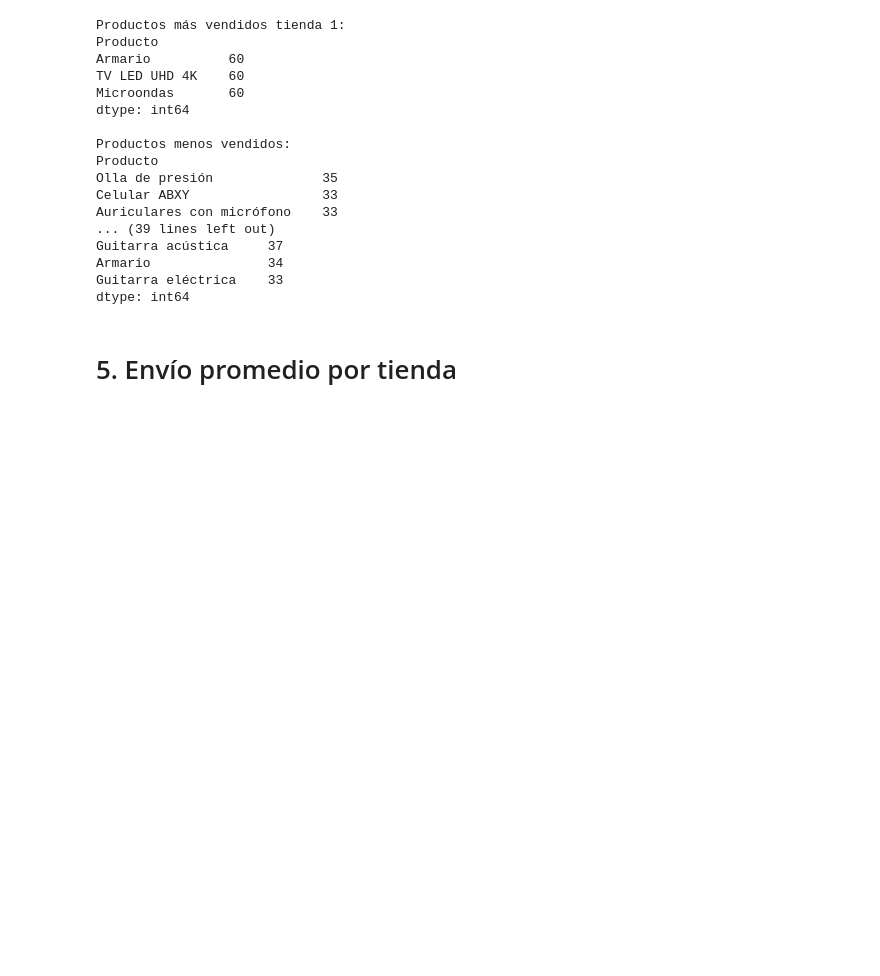
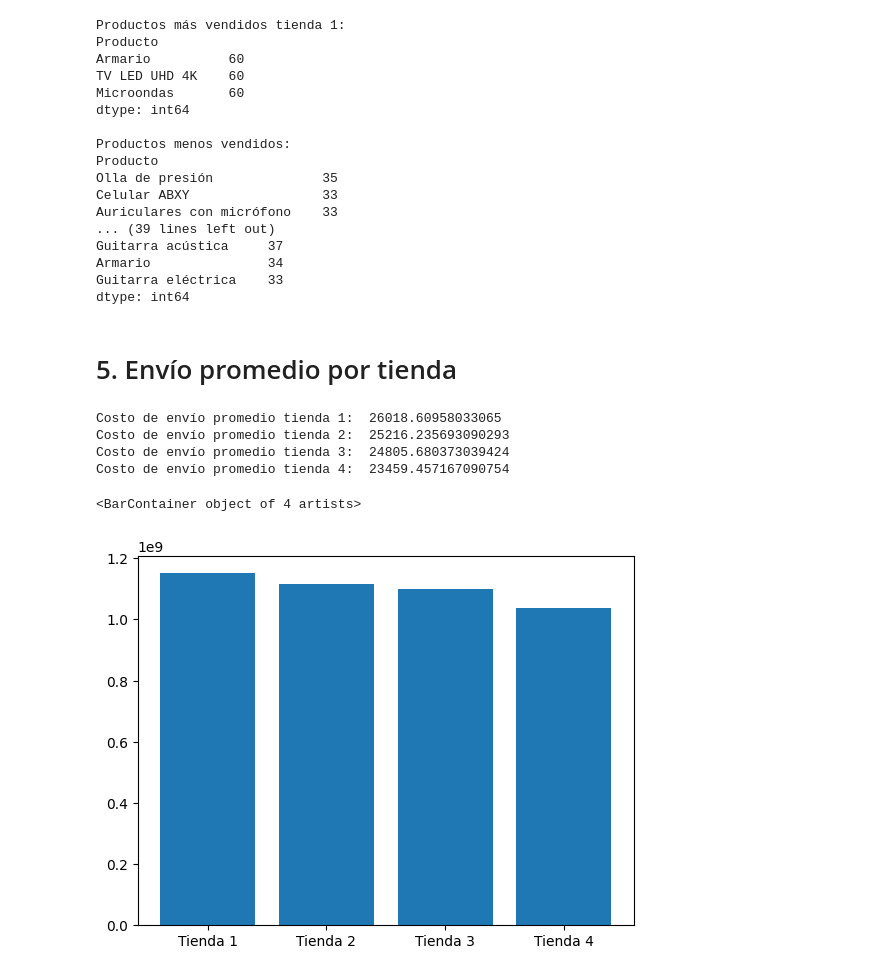
Before and after one commit to AndresCMontejo/Proyecto_Data_Scientist, a Jupyter notebook: AluraStoreLatam.ipynb, the cells around one changed output. Saved outputs shown, nothing was run; the diff lists cells and outputs as text; code cells hidden in the pictures; blank space fills up the shorter version.

```diff
--- a/AluraStoreLatam.ipynb
+++ b/AluraStoreLatam.ipynb
@@ -142,3 +142,44 @@ Guitarra eléctrica    33
 dtype: int64
 # %% [markdown]
 # 5. Envío promedio por tienda
+# %%
+"""
+En este paso, debes calcular el costo de envío promedio para cada tienda. El objetivo es comprender cuánto se gasta, en promedio, en el envío de cada tienda.
+"""
+promedio_envio_tienda1 = sum(tienda["Costo de envío"]) / len(tienda["Costo de envío"])
+promedio_envio_tienda2 = sum(tienda2["Costo de envío"]) / len(tienda2["Costo de envío"])
+promedio_envio_tienda3 = sum(tienda3["Costo de envío"]) / len(tienda3["Costo de envío"])
+promedio_envio_tienda4 = sum(tienda4["Costo de envío"]) / len(tienda4["Costo de envío"])
+print("Costo de envío promedio tienda 1: ", promedio_envio_tienda1)
+print("Costo de envío promedio tienda 2: ", promedio_envio_tienda2)
+print("Costo de envío promedio tienda 3: ", promedio_envio_tienda3)
+print("Costo de envío promedio tienda 4: ", promedio_envio_tienda4)
+# %% [output]
+Costo de envío promedio tienda 1:  26018.60958033065
+Costo de envío promedio tienda 2:  25216.235693090293
+Costo de envío promedio tienda 3:  24805.680373039424
+Costo de envío promedio tienda 4:  23459.457167090754
+# %%
+"""
+Después de realizar los análisis, es hora de transformar sus resultados en visualizaciones que le ayuden a comprender mejor los patrones y los insights encontrados.
+
+De acuerdo con funciones que haya creado, le recomendamos que genere al menos tres gráficos. Estos gráficos deben ser de diferentes tipos (como barras, líneas, dispersión,
+entre otros) para presentar una visión completa de los datos.
+
+Recuerde que los gráficos deben complementar el análisis realizado, resaltando los puntos más relevantes, como los ingresos de la tienda, la distribución de categorías de
+productos, las opiniones de los clientes, los productos más vendidos y/o los costes de envío.
+
+No es necesario mostrar una visualización en cada paso, pero al final del análisis debes generar los gráficos que consideres más útiles para interpretar los datos.
+
+Consejo: Matplotlib ofrece una variedad de tipos de gráficos que son fáciles de implementar, lo que lo convierte en una excelente opción para principiantes. Utilice
+su creatividad para elegir los gráficos que mejor resalten las tendencias y los conocimientos de su análisis.
+"""
+from matplotlib import pyplot as plt
+tiendas = ["Tienda 1", "Tienda 2", "Tienda 3", "Tienda 4"]
+
+#Graficos: Ingresos de las tiendas
+ingresos = [total_tienda1, total_tienda2, total_tienda3, total_tienda4]
+plt.bar(tiendas, ingresos)
+# %% [output]
+<BarContainer object of 4 artists>
+[figure, added]
```
Also changed, not shown: parts of 1 cell of this notebook.
